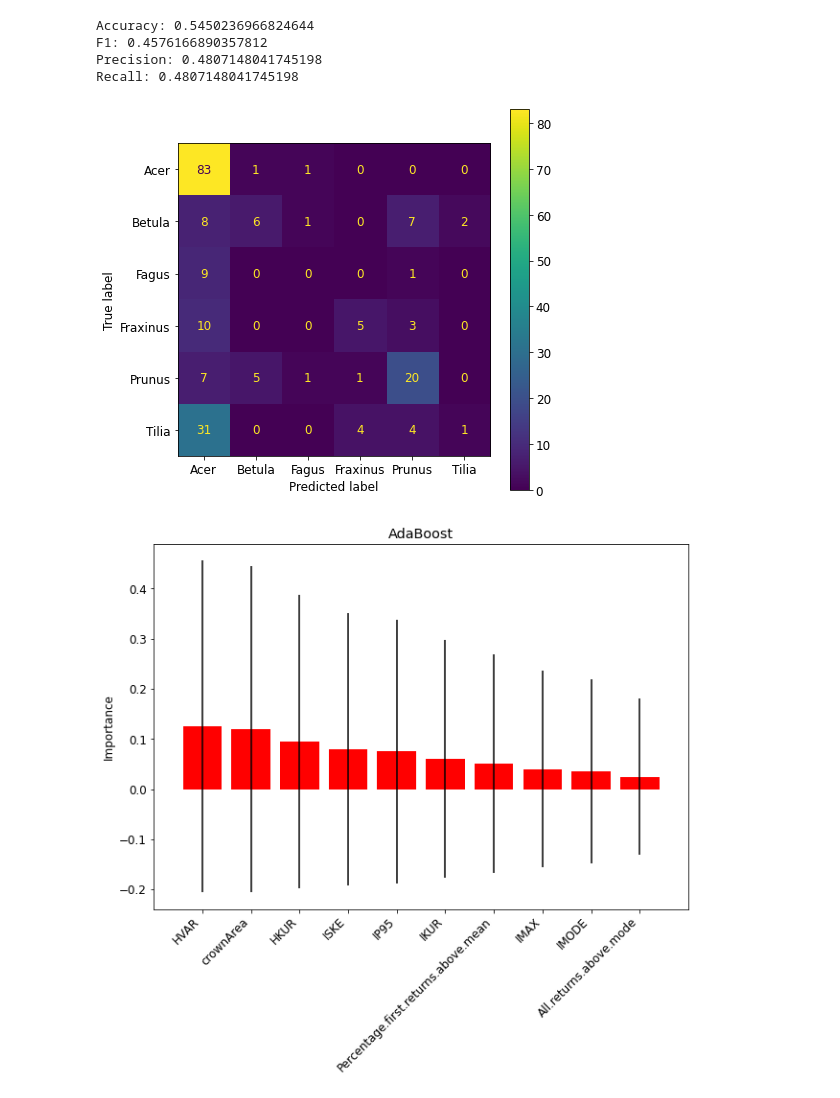
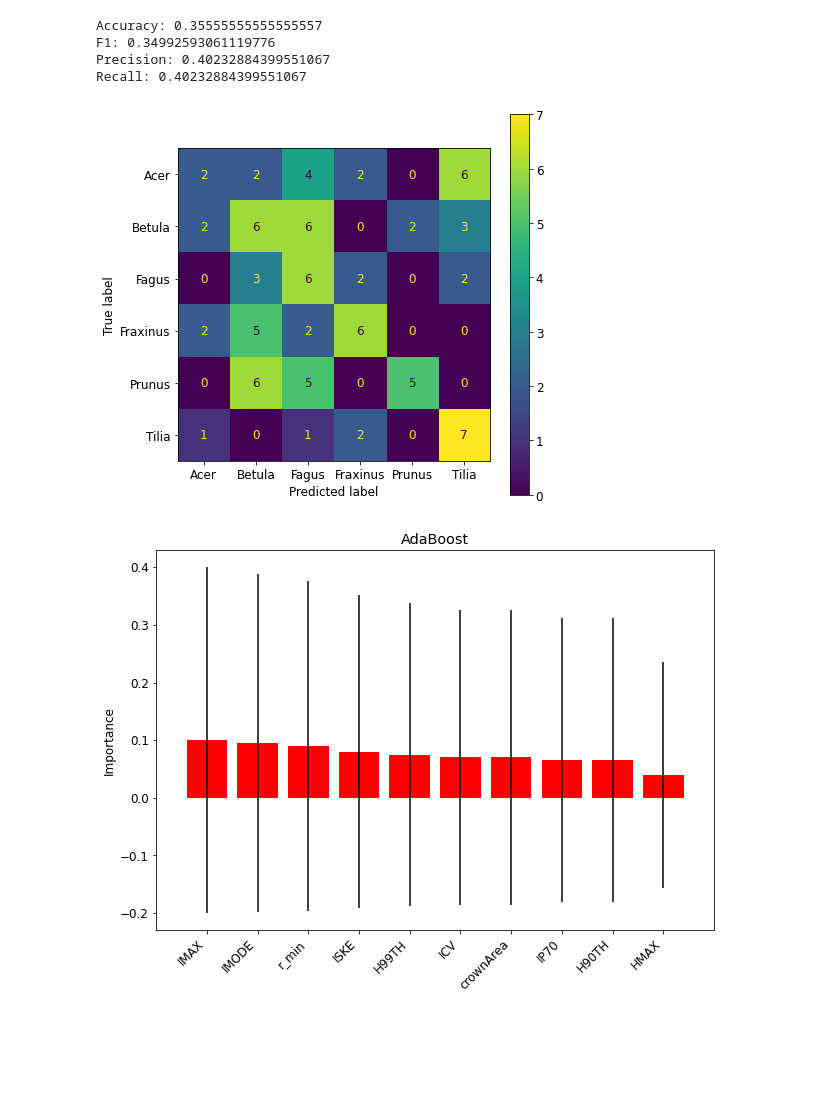
Before and after one commit to alekszaf/MRes_jupyter, a Jupyter notebook: Classification_functions.ipynb, the cells around one changed output. Saved outputs shown, nothing was run; the diff lists cells and outputs as text; code cells hidden in the pictures; blank space fills up the shorter version.

```diff
--- a/Classification_functions.ipynb
+++ b/Classification_functions.ipynb
@@ -35,7 +35,7 @@ def load_raw_data(file):
     return data
 
 def feature_target(data):
-    #data = data.drop(columns=['geometry'])
+    data = data.drop(columns=['geometry'])
     X, y = data.iloc[:,1:], data['GENUS']
     return(X, y)
 
@@ -119,7 +119,7 @@ import matplotlib
 matplotlib.rcParams.update({'font.size': 12})
 # %%
 # Load the dataset
-data = load_raw_data('lidar_features.csv')
+data = load_raw_data('AB_6cat_50_slim.csv')
 
 # Split the data into features (X) and target (y)
 X, y = feature_target(data)
@@ -179,19 +212,19 @@ Recall: 0.5690557129662891
 # %%
 # AdaBoost
 
 model, y_pred = train_AB(X_train, y_train)
 
 print_metrics(y_test, y_pred, X_test, model)
 
-conf_matrix(model, X_test, y_test,'lidar_AB.eps')
+conf_matrix(model, X_test, y_test,'AB_cm_6cat_50balanced.eps')
 
-feature_importance_rank(model, 'AdaBoost', 'lidar_AB_feature_rank.eps')
+feature_importance_rank(model, 'AdaBoost', 'AB_6cat_50balanced_feature_rank.eps')
 
-output_performance_report(y_test, y_pred, 'AB_lidar.csv')
+output_performance_report(y_test, y_pred, 'AB_6_cat_50balanced.csv')
 # %% [output]
-Accuracy: 0.5450236966824644
-F1: 0.4576166890357812
-Precision: 0.4807148041745198
-Recall: 0.4807148041745198
+Accuracy: 0.35555555555555557
+F1: 0.34992593061119776
+Precision: 0.40232884399551067
+Recall: 0.40232884399551067
-[figure, old version]
+[figure, new version]
-[figure, old version]
+[figure, new version]
```
Also changed, not shown: parts of 4 cells of this notebook.
